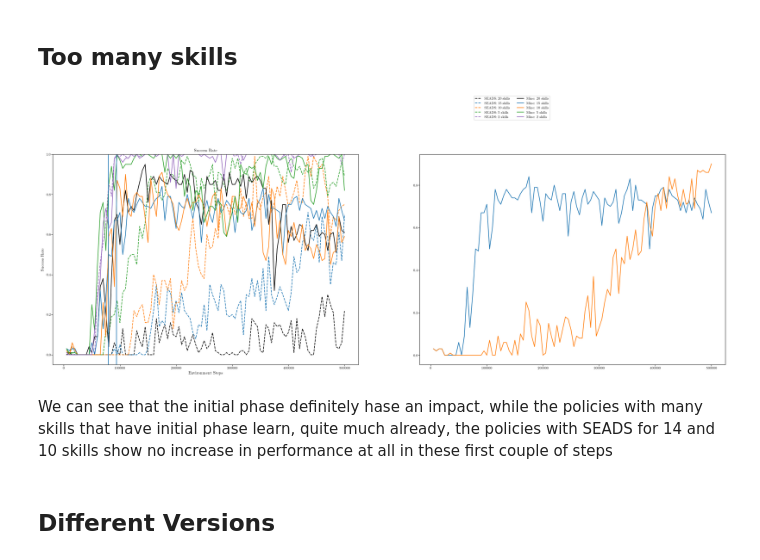
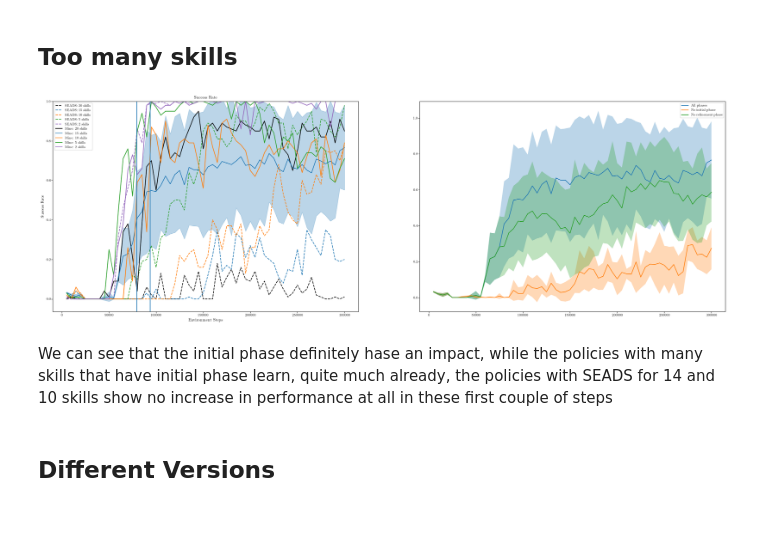
Before and after one commit to rosa-wolf/Multi-Phase-Skill-Learning-SlidingPuzzle, a Jupyter notebook: eval_data.ipynb, the cells around one changed output. Saved outputs shown, nothing was run; the diff lists cells and outputs as text; code cells hidden in the pictures; blank space fills up the shorter version.

Commit message:
Runs for many skills

```diff
--- a/eval_data.ipynb
+++ b/eval_data.ipynb
@@ -125,7 +107,11 @@ mine_20skills = ["/home/rosa/Documents/Uni/Masterarbeit/checkpoints_many-skills/
 
 seads_15skills = ["/home/rosa/Documents/Uni/Masterarbeit/checkpoints_many-skills/SEADS/parallelseads_2x2-15skills_num_skills15_relabelingFalse_noveltyTrue_seconbestTrue_seed123456/evaluations.npz"]
 
-mine_15skills = ["/home/rosa/Documents/Uni/Masterarbeit/checkpoints_many-skills/mine/parallel2x2-15skills_num_skills15_sparseTrue_relabelingFalse_priorbufferFalse_seed123456/evaluations.npz"]
+mine_15skills = ["/home/rosa/Documents/Uni/Masterarbeit/checkpoints_many-skills/mine/15-skills/parallel2x2-15skills_num_skills15_sparseTrue_relabelingFalse_priorbufferFalse_seed105399/evaluations.npz",
+                  "/home/rosa/Documents/Uni/Masterarbeit/checkpoints_many-skills/mine/15-skills/parallel2x2-15skills_num_skills15_sparseTrue_relabelingFalse_priorbufferFalse_seed123456/evaluations.npz",
+                  "/home/rosa/Documents/Uni/Masterarbeit/checkpoints_many-skills/mine/15-skills/parallel2x2-15skills_num_skills15_sparseTrue_relabelingFalse_priorbufferFalse_seed195738/evaluations.npz",
+                  "/home/rosa/Documents/Uni/Masterarbeit/checkpoints_many-skills/mine/15-skills/parallel2x2-15skills_num_skills15_sparseTrue_relabelingFalse_priorbufferFalse_seed578907/evaluations.npz",
+                  "/home/rosa/Documents/Uni/Masterarbeit/checkpoints_many-skills/mine/15-skills/parallel2x2-15skills_num_skills15_sparseTrue_relabelingFalse_priorbufferFalse_seed937584/evaluations.npz"]
 
 seads_14skills = ["/home/rosa/Documents/Uni/Masterarbeit/checkpoints_many-skills/SEADS/parallelseads_2x2-14skills_num_skills14_relabelingFalse_noveltyTrue_seconbestTrue_seed123456/evaluations.npz"]
 
@@ -149,6 +131,18 @@ mine_15skills_noinit = ["/home/rosa/Documents/Uni/Masterarbeit/checkpoints_many-
+# %%
+mine_15skills_noinit = ["/home/rosa/Documents/Uni/Masterarbeit/checkpoints_many-skills/mine/no-init/parallel2x2-15skills-noinit_num_skills15_sparseTrue_relabelingFalse_priorbufferFalse_seed105399/evaluations.npz",
+                        "/home/rosa/Documents/Uni/Masterarbeit/checkpoints_many-skills/mine/no-init/parallel2x2-15skills-noinit_num_skills15_sparseTrue_relabelingFalse_priorbufferFalse_seed123456/evaluations.npz",
+                        "/home/rosa/Documents/Uni/Masterarbeit/checkpoints_many-skills/mine/no-init/parallel2x2-15skills-noinit_num_skills15_sparseTrue_relabelingFalse_priorbufferFalse_seed195738/evaluations.npz",
+                        "/home/rosa/Documents/Uni/Masterarbeit/checkpoints_many-skills/mine/no-init/parallel2x2-15skills-noinit_num_skills15_sparseTrue_relabelingFalse_priorbufferFalse_seed578907/evaluations.npz",
+                        "/home/rosa/Documents/Uni/Masterarbeit/checkpoints_many-skills/mine/no-init/parallel2x2-15skills-noinit_num_skills15_sparseTrue_relabelingFalse_priorbufferFalse_seed937584/evaluations.npz"]
+
+mine_15skills_norefinement = ["/home/rosa/Documents/Uni/Masterarbeit/checkpoints_many-skills/mine/no-refinement/parallel2x2-15skills-norefinement_num_skills15_sparseTrue_relabelingFalse_priorbufferFalse_seed105399/evaluations.npz",
+                              "/home/rosa/Documents/Uni/Masterarbeit/checkpoints_many-skills/mine/no-refinement/parallel2x2-15skills-norefinement_num_skills15_sparseTrue_relabelingFalse_priorbufferFalse_seed123456/evaluations.npz",
+                              "/home/rosa/Documents/Uni/Masterarbeit/checkpoints_many-skills/mine/no-refinement/parallel2x2-15skills-norefinement_num_skills15_sparseTrue_relabelingFalse_priorbufferFalse_seed195738/evaluations.npz",
+                              "/home/rosa/Documents/Uni/Masterarbeit/checkpoints_many-skills/mine/no-refinement/parallel2x2-15skills-norefinement_num_skills15_sparseTrue_relabelingFalse_priorbufferFalse_seed578907/evaluations.npz",
+                              "/home/rosa/Documents/Uni/Masterarbeit/checkpoints_many-skills/mine/no-refinement/parallel2x2-15skills-norefinement_num_skills15_sparseTrue_relabelingFalse_priorbufferFalse_seed937584/evaluations.npz"]
 # %%
 x = np.load(mine_2skills[0], mmap_mode='r')["timesteps"]
-idx = np.where(x <= 500000)
+idx = np.where(x <= 300000)
 x = x[idx]
 
 # refinement phase start at p=0.5
@@ -159,7 +153,7 @@ mean_succ_20, std_succ_20 = get_parallel_succ(mine_20skills, x, idx)
 mean_succ_seads_15, std_succ_seads_15 = get_parallel_succ(seads_15skills, x, idx)
 mean_succ_15, std_succ_15 = get_parallel_succ(mine_15skills, x, idx)
 
-#mean_succ_15_norefine, std_succ_15_norefine = get_parallel_succ(mine_15skills_norefinement, x, idx)
+mean_succ_15_norefine, std_succ_15_norefine = get_parallel_succ(mine_15skills_norefinement, x, idx)
 mean_succ_15_noinit, std_succ_15_noinit = get_parallel_succ(mine_15skills_noinit, x, idx)
 
 mean_succ_seads_14, std_succ_seads_14 = get_parallel_succ(seads_14skills, x, idx)
@@ -198,54 +192,55 @@ ax[0].fill_between(x, mean_succ_seads_2 + std_succ_seads_2, mean_succ_seads_2 -
 
 
 ax[0].plot(x, mean_succ_20, 'black', label="Mine: 20 skills")
-ax[0].fill_between(x, mean_succ_20 + std_succ_20, mean_succ_20 - std_succ_20, alpha=0.3)
+ax[0].fill_between(x, mean_succ_20 + std_succ_20, mean_succ_20 - std_succ_20, color='black', alpha=0.3)
 
 ax[0].plot(x, mean_succ_15, 'tab:blue', label="Mine: 15 skills")
-ax[0].fill_between(x, mean_succ_15 + std_succ_15, mean_succ_15 - std_succ_15, alpha=0.3)
+ax[0].fill_between(x, mean_succ_15 + std_succ_15, mean_succ_15 - std_succ_15, color='tab:blue', alpha=0.3)
 
 ax[0].plot(x, mean_succ_10, 'tab:orange', label="Mine: 10 skills")
-ax[0].fill_between(x, mean_succ_10 + std_succ_10, mean_succ_10 - std_succ_10, alpha=0.3)
+ax[0].fill_between(x, mean_succ_10 + std_succ_10, mean_succ_10 - std_succ_10, color='tab:orange', alpha=0.3)
 
 ax[0].plot(x, mean_succ_5, 'tab:green', label="Mine: 5 skills")
-ax[0].fill_between(x, mean_succ_5 + std_succ_5, mean_succ_5 - std_succ_5, alpha=0.3)
+ax[0].fill_between(x, mean_succ_5 + std_succ_5, mean_succ_5 - std_succ_5, color='tab:green', alpha=0.3)
 
 ax[0].plot(x, mean_succ_2, 'tab:purple', label="Mine: 2 skills")
-ax[0].fill_between(x, mean_succ_2 + std_succ_2, mean_succ_2 - std_succ_2, alpha=0.3)
+ax[0].fill_between(x, mean_succ_2 + std_succ_2, mean_succ_2 - std_succ_2, color='tab:purple', alpha=0.3)
 
 
 
 ax[1].plot(x, mean_succ_15, label="All phases")
 ax[1].fill_between(x, mean_succ_15 + std_succ_15, mean_succ_15 - std_succ_15, alpha=0.3)
 
 ax[1].plot(x, mean_succ_15_noinit, label="No initial phase")
 ax[1].fill_between(x, mean_succ_15_noinit + std_succ_15_noinit, mean_succ_15_noinit - std_succ_15_noinit, alpha=0.3)
 
-#ax[1].plot(x, mean_succ_15, 'tab:blue', label="Mine: 15 skills")
-#ax[1].fill_between(x, mean_succ_15 + std_succ_15, mean_succ_15 - std_succ_15, alpha=0.3)
+ax[1].plot(x, mean_succ_15_norefine, label="No refinement phase")
+ax[1].fill_between(x, mean_succ_15_norefine + std_succ_15_norefine, mean_succ_15_norefine - std_succ_15_norefine, alpha=0.3)
 
 # plot for 14 skills when changes in rewards scheme happened
 ax[0].axvline(x=79514, c='tab:blue')
 ax[0].axvline(x=93799, c='tab:blue')
 
-
-
 ax[0].set_ylim(top=1.)
 ax[0].set_title("Success Rate")
+
+ax[0].legend()
+ax[1].legend()
 
 
 ax[0].set_xlabel('Environment Steps')
 ax[0].set_ylabel('Success Rate')
 handles, labels = ax[0].get_legend_handles_labels()
 
-fig.legend(handles, labels, ncol=2, bbox_to_anchor=(0.7,1.1))
+#fig.legend(handles, labels, ncol=2, bbox_to_anchor=(0.7,1.1))
 plt.savefig("Comparison-numskills.pdf",
             bbox_inches='tight', dpi=plt.gcf().dpi)#,
             #dpi=1000)
 plt.show()
 # %% [output]
-[figure, old version]
+[figure, new version]
 # %% [markdown]
-We can see that the initial phase definitely hase an impact, while the policies with many skills that have initial phase learn, quite much already, the policies with SEADS for 14 and 10 skills show no increase in performance at all in these first couple of steps
+ We can see that the initial phase definitely hase an impact, while the policies with many skills that have initial phase learn, quite much already, the policies with SEADS for 14 and 10 skills show no increase in performance at all in these first couple of steps
 # %% [markdown]
 ## **Different Versions**
 # %%
```
Also changed, not shown: parts of 2 cells of this notebook, 7 other files.
